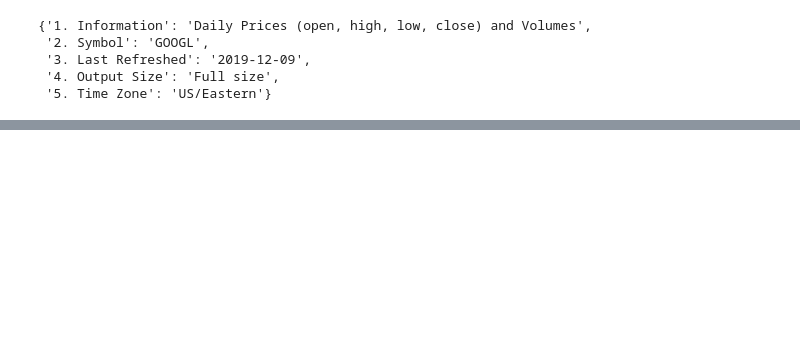
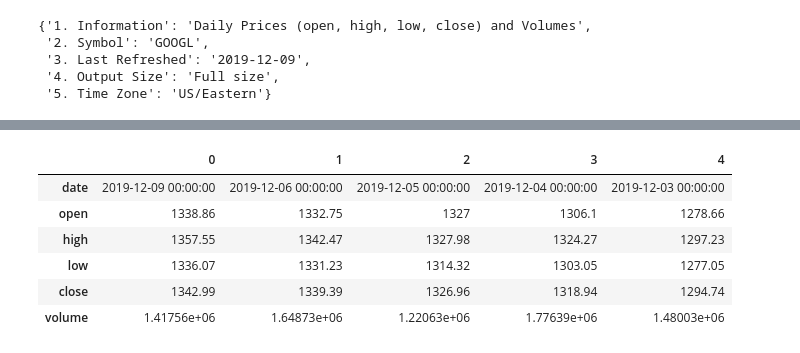
Before and after one commit to Rahullnitp/Alphabet_Inc_Stock_Market_Prediction, a Jupyter notebook: Alphabet_Inc_Stock_Market_Prediction.ipynb, the cells around one changed output, grey strips where cells are left out. Cells and saved outputs as stored; diff of their text form; code cells hidden in the pictures; blank space fills up the shorter version.

```diff
--- a/Alphabet_Inc_Stock_Market_Prediction.ipynb
+++ b/Alphabet_Inc_Stock_Market_Prediction.ipynb
@@ -60,0 +95,10 @@ meta_data
+# %%
+data.head().transpose()
+# %% [output]
+|  | 0 | 1 | 2 | 3 | 4 |
+| date | 2019-12-09 00:00:00 | 2019-12-06 00:00:00 | 2019-12-05 00:00:00 | 2019-12-04 00:00:00 | 2019-12-03 00:00:00 |
+| open | 1338.86 | 1332.75 | 1327 | 1306.1 | 1278.66 |
+| high | 1357.55 | 1342.47 | 1327.98 | 1324.27 | 1297.23 |
+| low | 1336.07 | 1331.23 | 1314.32 | 1303.05 | 1277.05 |
+| close | 1342.99 | 1339.39 | 1326.96 | 1318.94 | 1294.74 |
+| volume | 1.41756e+06 | 1.64873e+06 | 1.22063e+06 | 1.77639e+06 | 1.48003e+06 |
```
Also changed, not shown: parts of 22 cells of this notebook.
